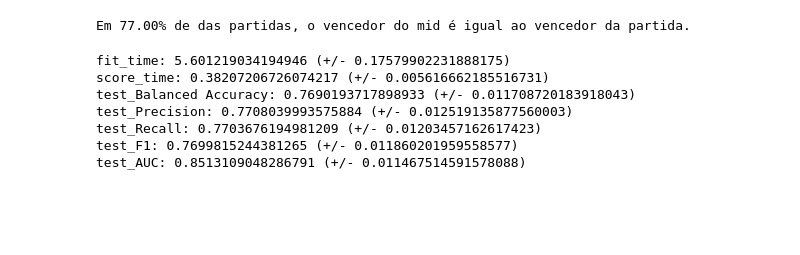
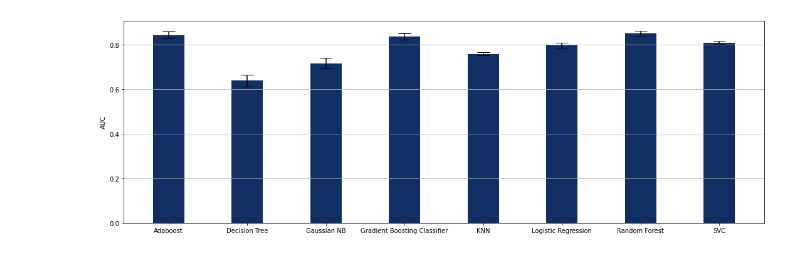
Before and after one commit to lincolncosta/tese, a Jupyter notebook: victory-prediction/game-stages/game-stages.ipynb, the cells around one changed output. Saved outputs shown, nothing was run; the diff lists cells and outputs as text; code cells hidden in the pictures; blank space fills up the shorter version.

```diff
--- a/victory-prediction/game-stages/game-stages.ipynb
+++ b/victory-prediction/game-stages/game-stages.ipynb
@@ -418,57 +431,24 @@ ordered_scores
-# %%
-# Definindo uma função para contar os eventos
-def contar_eventos(row):
-    azul = sum(1 for evento in row if 1 <= evento <= 21)
-    vermelho = sum(1 for evento in row if 22 <= evento <= 42)
-    return azul, vermelho
-
-def calcular_porcentagem(X, Y):
-    porcentagem = (X / Y) * 100
-    return porcentagem
-
-# Selecionando apenas as colunas que começam com 'event'
-colunas_event = [coluna for coluna in df_mid.columns if coluna.startswith('event')]
-
-# Criando as novas colunas
-df_mid['qtd_eventos_azul'], df_mid['qtd_eventos_vermelho'] = zip(*df_mid[colunas_event].apply(contar_eventos, axis=1))
-df_mid['vencedor_mid'] = df_mid.apply(lambda row: 1 if row['qtd_eventos_azul'] > row['qtd_eventos_vermelho'] else 0, axis=1)
-# Exibindo o DataFrame resultante
-df_mid = pd.concat([df_mid, y], axis=1)
-df_mid['result'] = df_mid['result'].astype(int)
-
-qtd_iguais = (df_mid['vencedor_mid'] == df_mid['result']).sum()
-resultado = calcular_porcentagem(qtd_iguais, df_mid.shape[0])
-
-print(f"Em {resultado:.2f}% de das partidas, o vencedor do mid é igual ao vencedor da partida.")
-# %% [output]
-Em 77.00% de das partidas, o vencedor do mid é igual ao vencedor da partida.
-# %%
-# Definindo o modelo
-model = RandomForestClassifier(max_depth=50, n_estimators=600, min_samples_split=2, min_samples_leaf=1)
-
-# Definindo as métricas
-scoring = {
-    'Balanced Accuracy': make_scorer(balanced_accuracy_score),
-    'Precision': make_scorer(precision_score, average='weighted'),
-    'Recall': make_scorer(recall_score, average='weighted'),
-    'F1': make_scorer(f1_score, average='weighted'),
-    'AUC': make_scorer(roc_auc_score, needs_proba=True, average='weighted')
-}
-
-# Realizando a validação cruzada
-cv_results = cross_validate(model, X_mid, y, cv=5, scoring=scoring, error_score='raise')
-
-# Extraindo os resultados
-for metric, scores in cv_results.items():
-    print(f'{metric}: {scores.mean()} (+/- {scores.std()})')
-# %% [output]
-fit_time: 5.601219034194946 (+/- 0.17579902231888175)
-score_time: 0.38207206726074217 (+/- 0.005616662185516731)
-test_Balanced Accuracy: 0.7690193717898933 (+/- 0.011708720183918043)
-test_Precision: 0.7708039993575884 (+/- 0.012519135877560003)
-test_Recall: 0.7703676194981209 (+/- 0.01203457162617423)
-test_F1: 0.7699815244381265 (+/- 0.011860201959558577)
-test_AUC: 0.8513109048286791 (+/- 0.011467514591578088)
+# %%
+plt.rc('font', weight='regular')
+
+modelos = ['Adaboost','Decision Tree','Gaussian NB','Gradient Boosting Classifier','KNN','Logistic Regression','Random Forest','SVC']
+x_pos = np.arange(len(modelos))
+AUCs = [0.8427751275541302,0.6390551641899445,0.7169620584686813,0.8380317473465736,0.7592678011200428,0.7972001154994782,0.8517394401460869,0.8100922812235934]
+AUCstd = [0.015530312972271323,0.026460718275414113,0.02333979870358058,0.014088417114657959,0.0068460657830746756,0.011814788561282442,0.011510057226699547,0.006479739462834777]
+
+# Build the plot
+fig, ax = plt.subplots(figsize=(15, 5))
+ax.bar(x_pos, AUCs, yerr=AUCstd, align='center', color='#112f63', capsize=10,width=0.4)
+ax.set_ylabel('AUC')
+ax.set_xticks(x_pos)
+ax.set_xticklabels(modelos)
+ax.yaxis.grid(True)
+
+# Show figure
+plt.tight_layout()
+plt.show()
+# %% [output]
+[figure, added]
 # %%
 late_start = 21
 late_end = 90
```
Also changed, not shown: parts of 22 cells of this notebook, 23 other files.
